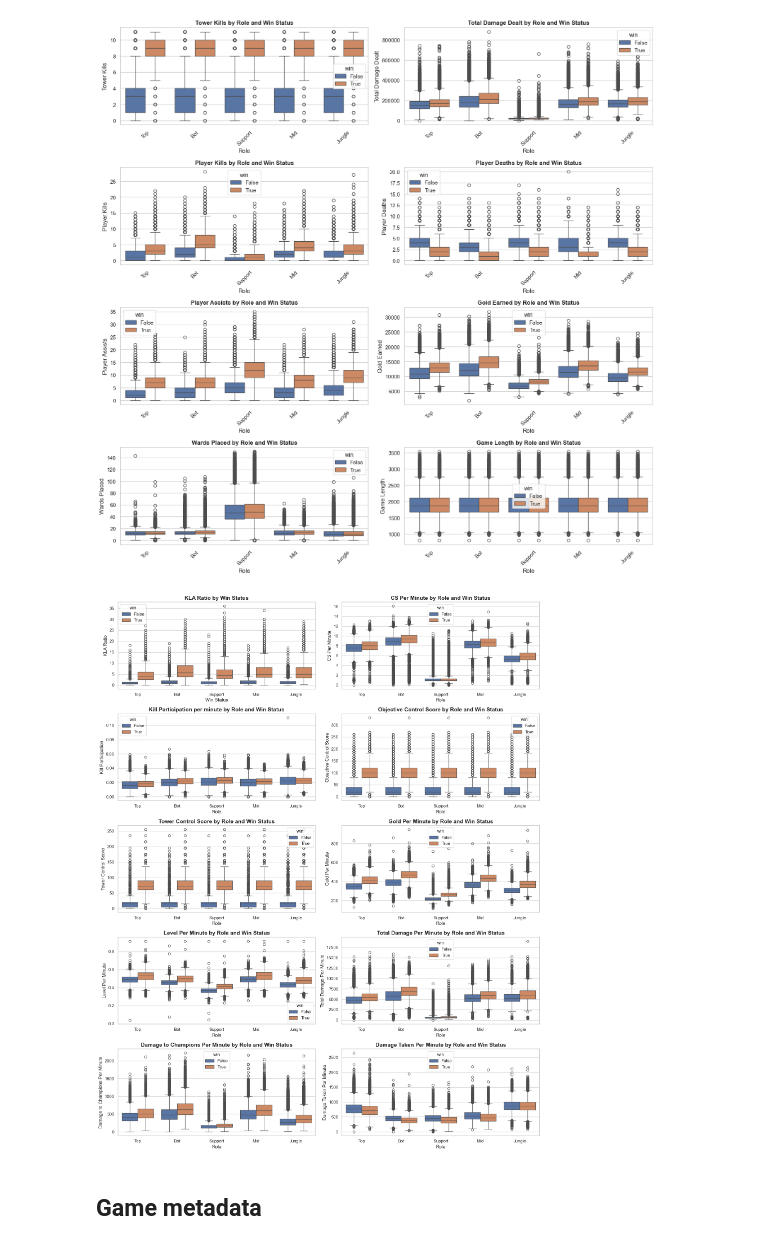
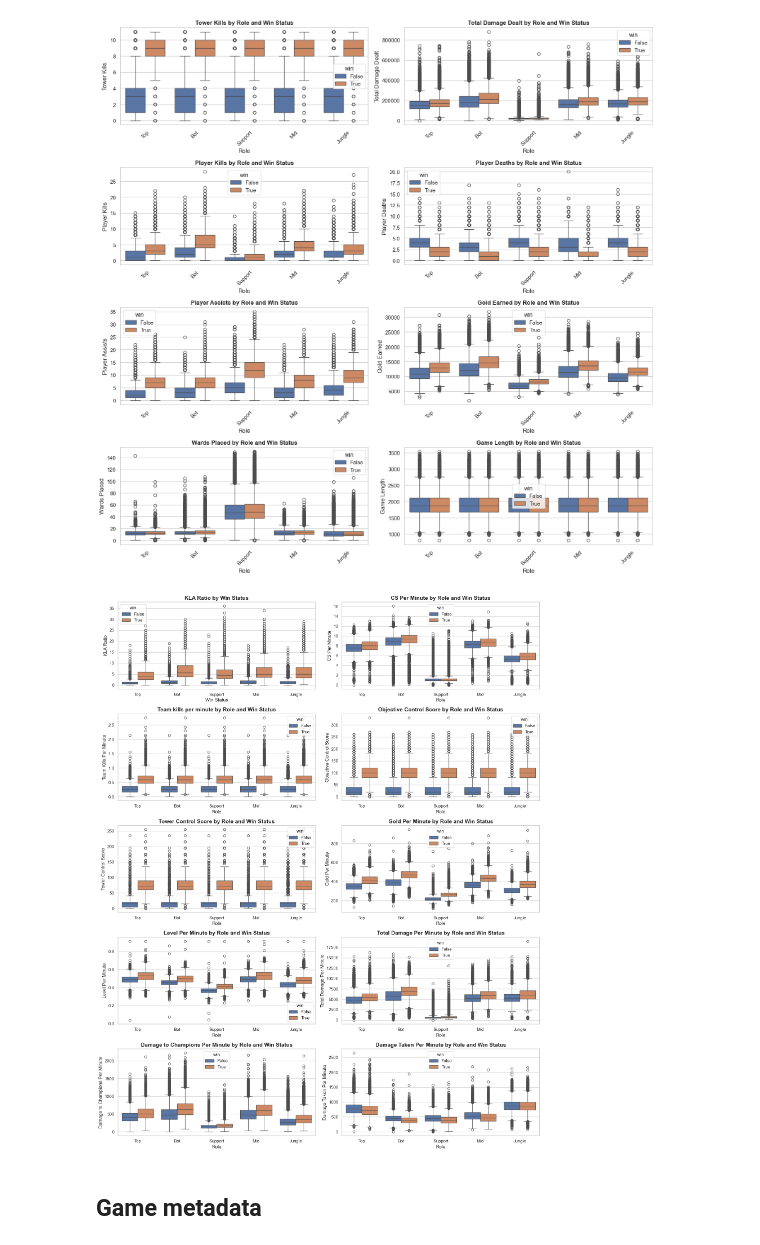
Before and after one commit to NJurquet/neuralol, a Jupyter notebook: notebooks/0_dataset_visualization.ipynb, the cells around one changed output. Saved outputs shown, nothing was run; the diff lists cells and outputs as text; code cells hidden in the pictures.

```diff
--- a/notebooks/0_dataset_visualization.ipynb
+++ b/notebooks/0_dataset_visualization.ipynb
@@ -462,7 +470,7 @@ df_temp['kla_ratio'] = (df_temp[StatsCols.PLAYER_KILLS] + df_temp[StatsCols.PLAY
 # CS per minute
 df_temp['cs_per_minute'] = df_temp[StatsCols.TOTAL_MINIONS_KILLED] / (df_temp[StatsCols.GAME_LENGTH] / 60)
 # Kill participation
-df_temp['kill_participation_per_min'] = (df_temp[StatsCols.PLAYER_KILLS] + df_temp[StatsCols.PLAYER_ASSISTS]) / (df_temp[StatsCols.TEAM_KILLS].clip(lower=1) * df_temp[StatsCols.GAME_LENGTH] / 60)
+df_temp['team_kills_per_min'] = df_temp[StatsCols.TEAM_KILLS] / (df_temp[StatsCols.GAME_LENGTH] / 60)
 # Objective Control Score: weighted sum of dragon_kills, herald_kills, baron_kills
 df_temp['objective_control_score'] = (df_temp[StatsCols.DRAGON_KILLS] * 10 +
                                       df_temp[StatsCols.HERALD_KILLS] * 10 +
@@ -495,10 +503,10 @@ axes[1].set_title("CS Per Minute by Role and Win Status", fontsize=14, fontweigh
 axes[1].set_xlabel('Role')
 axes[1].set_ylabel('CS Per Minute')
 
-sns.boxplot(x=StatsCols.ROLE, y='kill_participation_per_min', hue=StatsCols.WIN, data=df_temp, ax=axes[2])
-axes[2].set_title("Kill Participation per minute by Role and Win Status", fontsize=14, fontweight='bold')
+sns.boxplot(x=StatsCols.ROLE, y='team_kills_per_min', hue=StatsCols.WIN, data=df_temp, ax=axes[2])
+axes[2].set_title("Team kills per minute by Role and Win Status", fontsize=14, fontweight='bold')
 axes[2].set_xlabel('Role')
-axes[2].set_ylabel('Kill Participation')
+axes[2].set_ylabel('Team Kills Per Minute')
 
 sns.boxplot(x=StatsCols.ROLE, y='objective_control_score', hue=StatsCols.WIN, data=df_temp, ax=axes[3])
 axes[3].set_title("Objective Control Score by Role and Win Status", fontsize=14, fontweight='bold')
@@ -511,34 +519,34 @@ axes[4].set_xlabel('Role')
 axes[4].set_ylabel('Tower Control Score')
 
 sns.boxplot(x=StatsCols.ROLE, y='gold_per_min', hue=StatsCols.WIN, data=df_temp, ax=axes[5])
 axes[5].set_title("Gold Per Minute by Role and Win Status", fontsize=14, fontweight='bold')
 axes[5].set_xlabel('Role')
 axes[5].set_ylabel('Gold Per Minute')
 
 sns.boxplot(x=StatsCols.ROLE, y='level_per_min', hue=StatsCols.WIN, data=df_temp, ax=axes[6])
 axes[6].set_title("Level Per Minute by Role and Win Status", fontsize=14, fontweight='bold')
 axes[6].set_xlabel('Role')
 axes[6].set_ylabel('Level Per Minute')
 
 sns.boxplot(x=StatsCols.ROLE, y='total_damage_per_min', hue=StatsCols.WIN, data=df_temp, ax=axes[7])
 axes[7].set_title("Total Damage Per Minute by Role and Win Status", fontsize=14, fontweight='bold')
 axes[7].set_xlabel('Role')
 axes[7].set_ylabel('Total Damage Per Minute')
 
 sns.boxplot(x=StatsCols.ROLE, y='damage_to_champions_per_min', hue=StatsCols.WIN, data=df_temp, ax=axes[8])
 axes[8].set_title("Damage to Champions Per Minute by Role and Win Status", fontsize=14, fontweight='bold')
 axes[8].set_xlabel('Role')
 axes[8].set_ylabel('Damage to Champions Per Minute')
 
 sns.boxplot(x=StatsCols.ROLE, y='damage_taken_per_min', hue=StatsCols.WIN, data=df_temp, ax=axes[9])
 axes[9].set_title("Damage Taken Per Minute by Role and Win Status", fontsize=14, fontweight='bold')
 axes[9].set_xlabel('Role')
 axes[9].set_ylabel('Damage Taken Per Minute')
 
 plt.tight_layout()
 plt.show()
 # %% [output]
-[figure, old version]
+[figure, new version]
 # %% [markdown]
 ## Game metadata
 # %%
```
Also changed, not shown: parts of 2 cells of this notebook, 3 other files.
